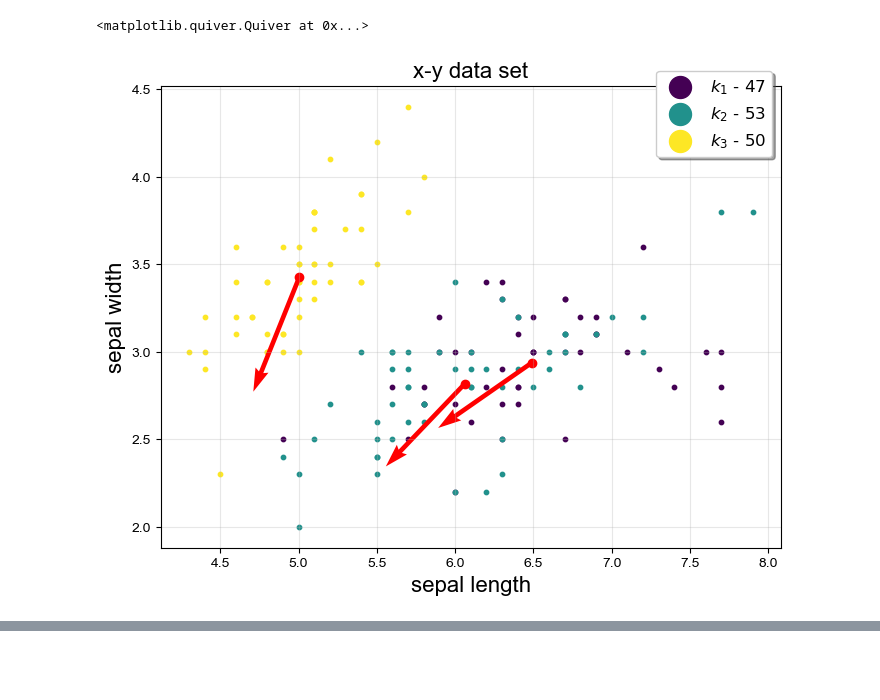
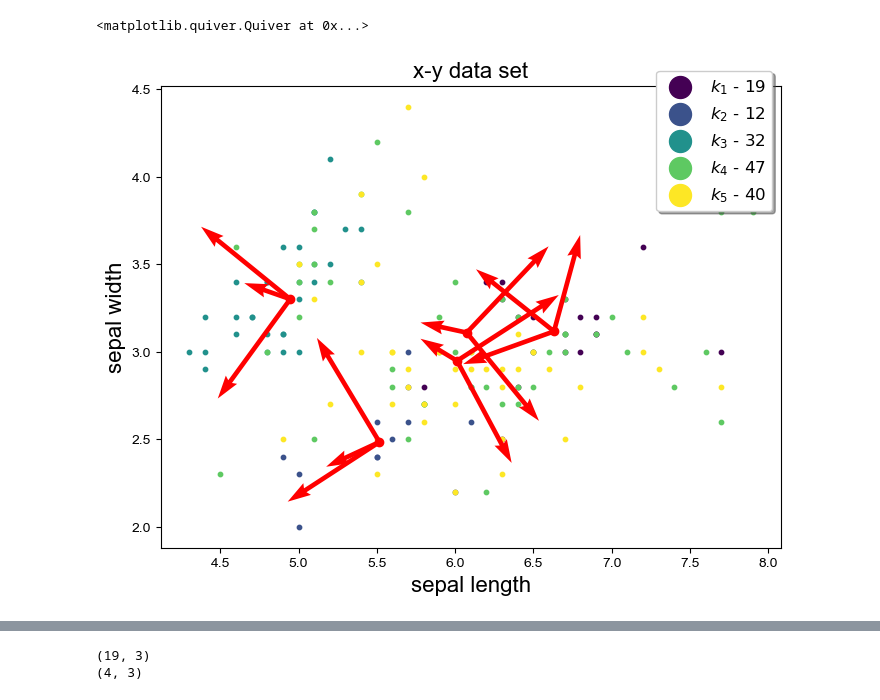
Before and after one commit to Arne-Wiese/bachelorarbeit, a Jupyter notebook: iris_experiments.ipynb, the cells around one changed output, grey strips where cells are left out. Drawn from its saved outputs; the diff is of its cells as text; code cells hidden in the pictures; blank space fills up the shorter version.

```diff
--- a/iris_experiments.ipynb
+++ b/iris_experiments.ipynb
@@ -32,13 +32,13 @@ iris_df = iris_df.data
 # Instantiate VQPCA class object:
 vqpca = VQPCA(
     iris_df.to_numpy(),
-    n_clusters=3,
-    n_components=2,
-    scaling='std',
+    n_clusters=5,
+    n_components=3,
+    scaling='none',
     idx_init='random',
     random_state=42,
     max_iter=100,
-    tolerance=1.0e-30,
+    tolerance=1.0e-08,
     verbose=True
 )
 # %% [output]
@@ -56,2 +65,6 @@ Total time: 0.000271 minutes.
 # %%
 centroids = get_centroids(iris_df.to_numpy(), vqpca.idx)
+# %%
+eigenvectors0 = np.stack((vqpca.A[0][:, 0], vqpca.A[1][:, 0], vqpca.A[2][:, 0], vqpca.A[3][:, 0], vqpca.A[4][:, 0]))
+eigenvectors1 = np.stack((vqpca.A[0][:, 1], vqpca.A[1][:, 1], vqpca.A[2][:, 1], vqpca.A[3][:, 1], vqpca.A[4][:, 1]))
+eigenvectors2 = np.stack((vqpca.A[0][:, 2], vqpca.A[1][:, 2], vqpca.A[2][:, 2], vqpca.A[3][:, 2], vqpca.A[4][:, 2]))
@@ -60,24 +79,31 @@ eigenvectors = np.stack((vqpca.A[0][:, 0], vqpca.A[1][:, 0], vqpca.A[2][:, 0]))
 # %%
 from PCAfold import variable_bins, plot_2d_clustering
 import numpy as np
 
 # Plot the clustering result:
-plt = plot_2d_clustering(iris_df.to_numpy()[:,0],
-                     iris_df.to_numpy()[:,1],
+plt = plot_2d_clustering(iris_df.to_numpy()[:, 0],
+                     iris_df.to_numpy()[:, 1],
                      vqpca.idx,
                      x_label='sepal length',
                      y_label='sepal width',
                      color_map='viridis',
                      first_cluster_index_zero=False,
-                     grid_on=True,
                      figure_size=(8,6),
                      title='x-y data set',
                      save_filename='clustering.pdf')
 
 plt.scatter(centroids[:, 0], centroids[:, 1], color='red')
-plt.quiver(centroids[:, 0], centroids[:, 1], eigenvectors[:, 0], eigenvectors[:, 1], color='red', scale=5)
+plt.quiver(centroids[:, 0], centroids[:, 1], eigenvectors0[:, 0], eigenvectors0[:, 1], color='red', scale=5)
+plt.quiver(centroids[:, 0], centroids[:, 1], eigenvectors1[:, 0], eigenvectors1[:, 1], color='red', scale=5)
+plt.quiver(centroids[:, 0], centroids[:, 1], eigenvectors2[:, 0], eigenvectors2[:, 1], color='red', scale=5)
 # %% [output]
 <matplotlib.quiver.Quiver at 0x...>
-[figure, old version]
+[figure, new version]
 # %% [markdown]
 ![image.png](attachment:image.png)
+# %%
+print(vqpca.principal_components[0].shape)
+print(vqpca.A[0].shape)
+# %% [output]
+(19, 3)
+(4, 3)
```
Also changed, not shown: parts of 6 cells of this notebook, 1 other file.
